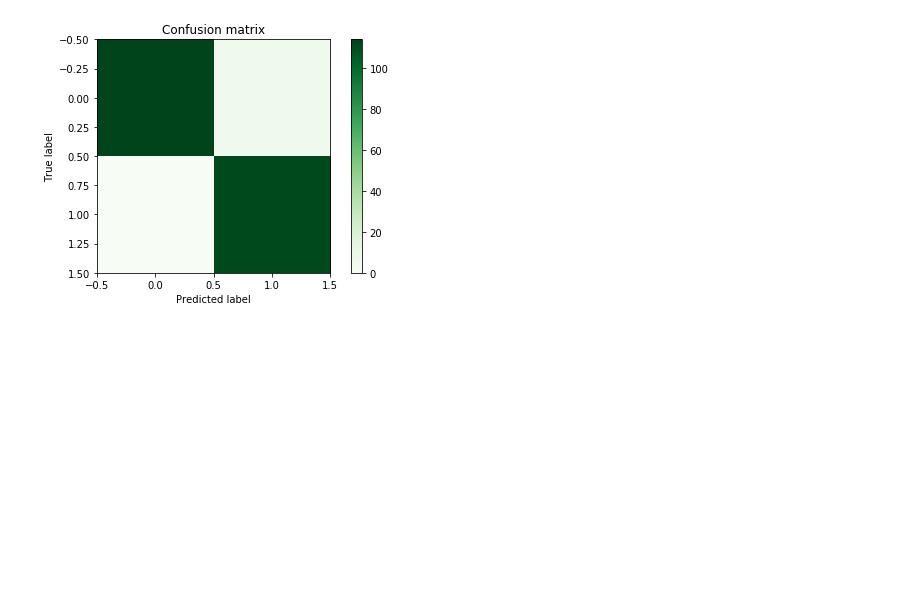
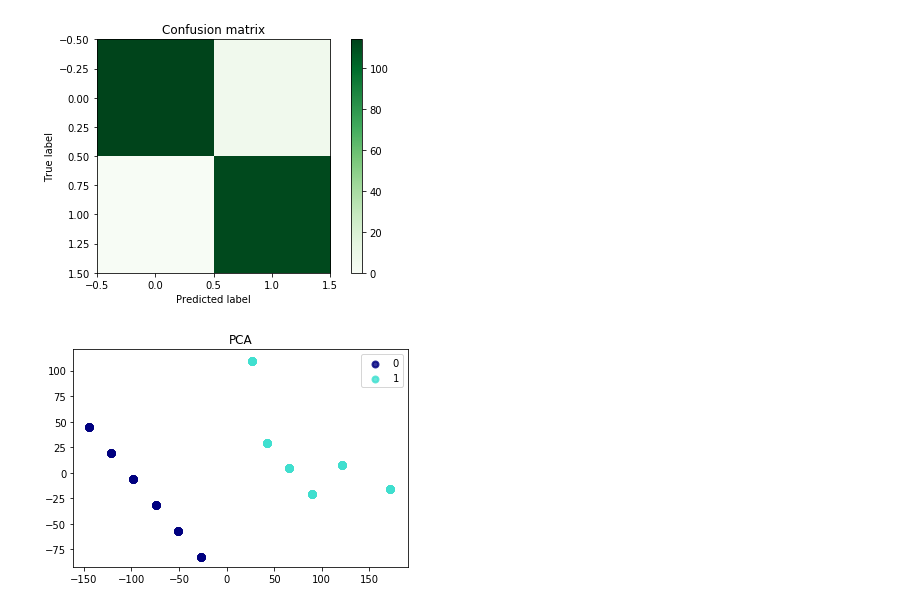
Before and after one commit to rogerior/ixio, a Jupyter notebook: pca.ipynb, the cells around one changed output. Drawn from its saved outputs; the diff is of its cells as text; code cells hidden in the pictures; blank space fills up the shorter version.

```diff
--- a/pca.ipynb
+++ b/pca.ipynb
@@ -222,3 +222,17 @@ plt.xlabel('Predicted label')
 # %% [output]
 Text(0.5,15,'Predicted label')
 [figure]
+# %%
+plt.figure()
+colors = ['navy', 'turquoise', 'darkorange']
+lw = 2
+
+for color, i, target_name in zip(colors, [0, 1, 2], [0, 1]):
+    plt.scatter(X_r[y == i, 0], X_r[y == i, 1], color=color, alpha=.8, lw=lw,
+                label=target_name)
+plt.legend(loc='best', shadow=False, scatterpoints=1)
+plt.title('PCA')
+
+plt.show()
+# %% [output]
+[figure, added]
```
